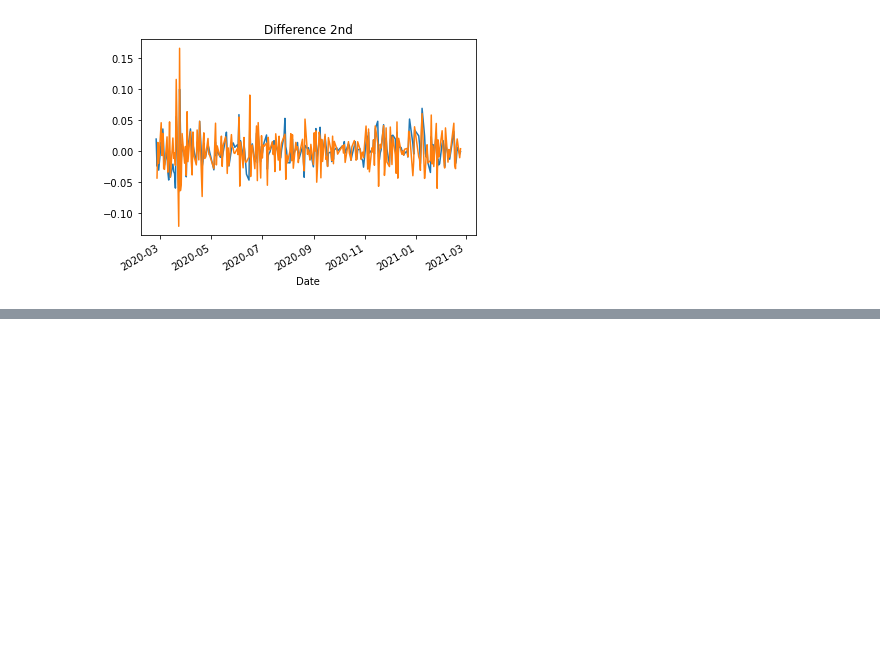
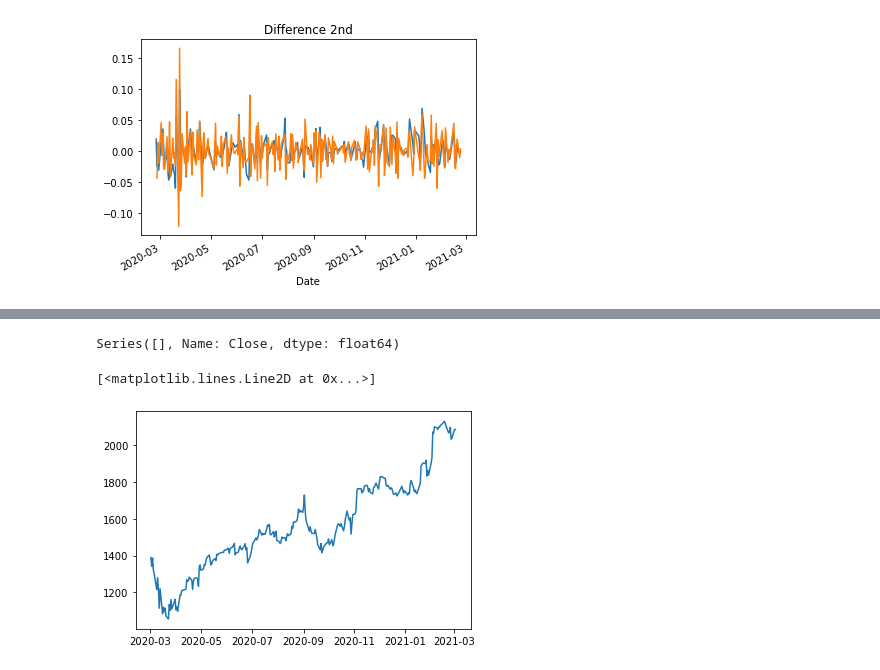
Before and after one commit to doutoury/stock_prediction, a Jupyter notebook: stock_prediction_01.ipynb, the cells around one changed output, grey strips where cells are left out. Drawn from its saved outputs; the diff is of its cells as text; code cells hidden in the pictures; blank space fills up the shorter version.

```diff
--- a/stock_prediction_01.ipynb
+++ b/stock_prediction_01.ipynb
@@ -453,0 +524,17 @@ MAPE: 7.25%
+# %%
+# 결측치 처리
+
+# 판다스 interpolate(보간) 메서드로 NAN 결측데이터 매꾸기
+ts_google = ts_google.interpolate(method='time')
+
+# Time Series 에서 결측치(NAN)가 있는 부분만 Series 로 출력하여 처리 결과 확인
+ts_google[ts_google.isna()]
+# %% [output]
+Series([], Name: Close, dtype: float64)
+# %%
+# 결측치(NAN) 처리 후 그래프 다시 확인
+
+plt.plot(ts_google)
+# %% [output]
+[<matplotlib.lines.Line2D at 0x...>]
+[figure, added]
```
Also changed, not shown: parts of 93 cells of this notebook.
